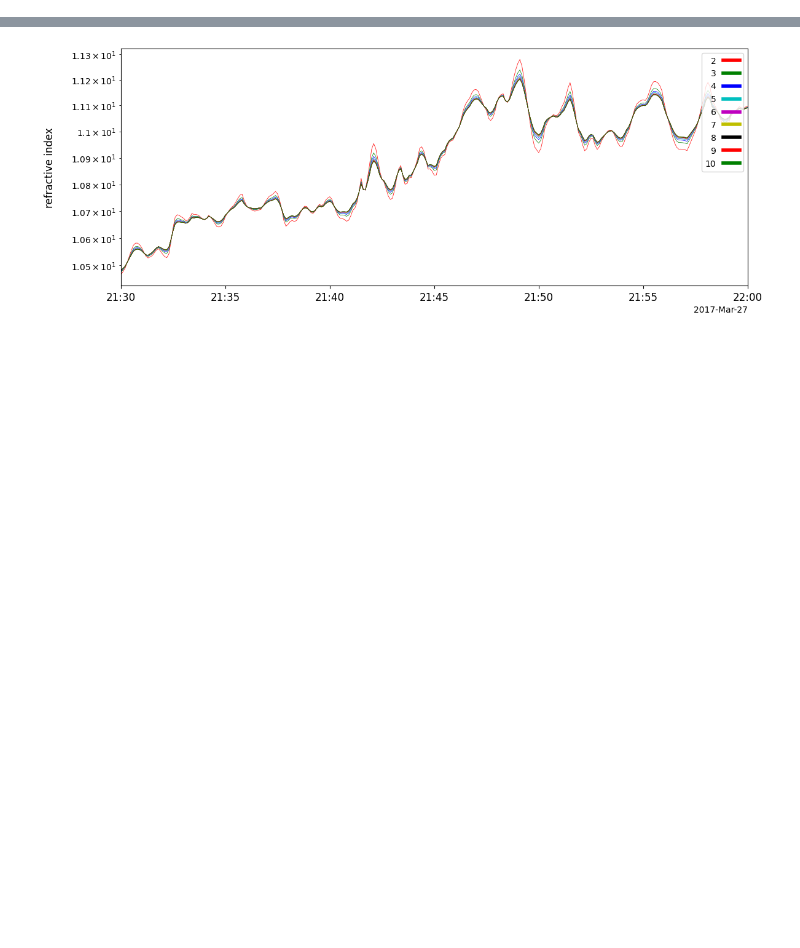
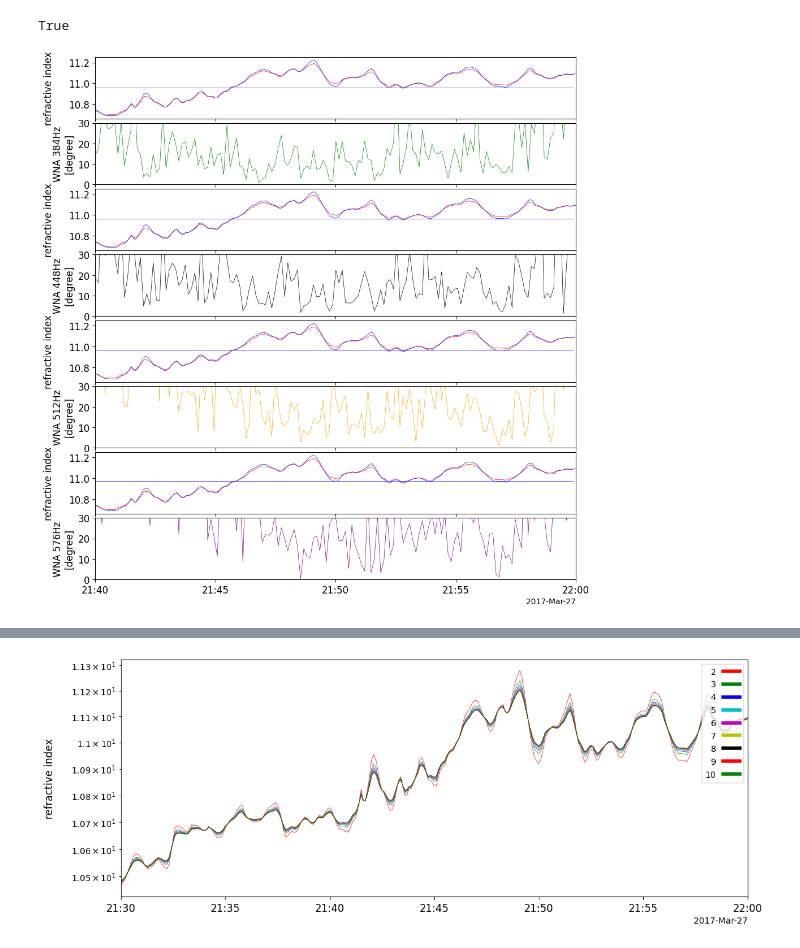
Before and after one commit to JackKTachi/duct_analysis, a Jupyter notebook: basic/density1analysis.ipynb, the cells around one changed output, grey strips where cells are left out. Saved outputs shown, nothing was run; the diff lists cells and outputs as text; code cells hidden in the pictures; blank space fills up the shorter version.

```diff
--- a/basic/density1analysis.ipynb
+++ b/basic/density1analysis.ipynb
@@ -189,0 +448,19 @@ Contact: erg-sc-core at isee.nagoya-u.ac.jp
+# %%
+#pytplot.store_data('mix256', data=['mu_04','line256','mu_04'])
+pytplot.store_data('mix320', data=['mu_04','line320'])
+pytplot.store_data('mix384', data=['mu_04','line384'])
+pytplot.store_data('mix448', data=['mu_04','line448'])
+pytplot.store_data('mix512', data=['mu_04','line512'])
+pytplot.store_data('mix576', data=['mu_04','line576'])
+pytplot.store_data('mix640', data=['mu_04','line640'])
+pytplot.store_data('mix704', data=['mu_04','line704'])
+pytplot.store_data('mix768', data=['mu_04','line768'])
+pytplot.store_data('mix832', data=['mu_04','line832'])
+# %% [output]
+True
+# %%
+pytplot.xlim('2017-03-27 21:40:00', '2017-03-27 22:00:00')
+
+pytplot.tplot(['mix384', 'wna384', 'mix448', 'wna448', 'mix512', 'wna512', 'mix576', 'wna576'],xsize=10, ysize=12)
+# %% [output]
+[figure, added]
```
Also changed, not shown: parts of 20 cells of this notebook, 1 other file.
